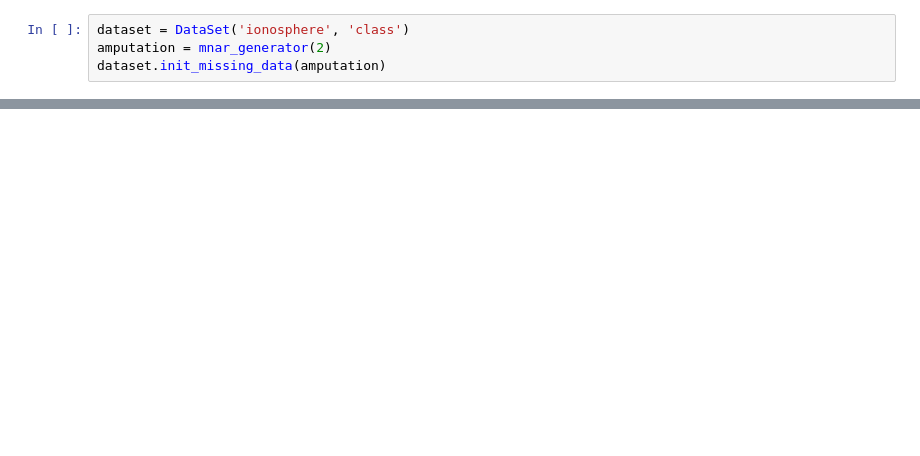
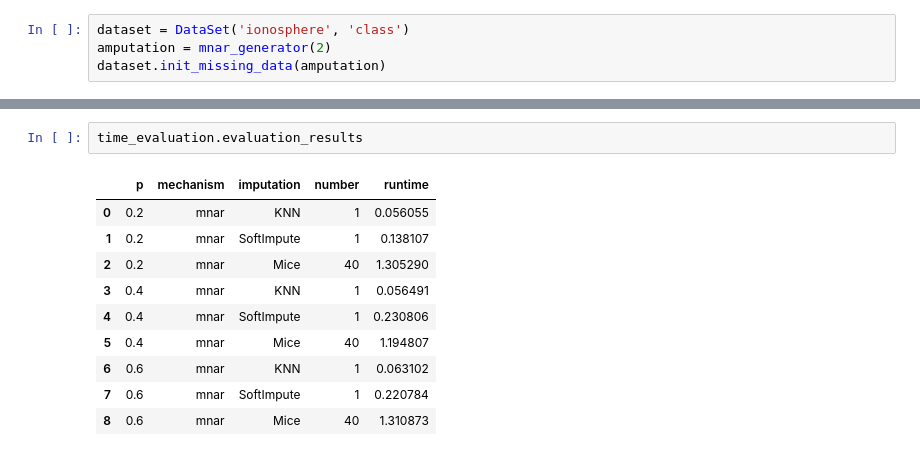
Before and after one commit to marcuspappik/Imputation, a Jupyter notebook: classification.ipynb, the cells around one changed output, grey strips where cells are left out. Cells and saved outputs as stored; diff of their text form; blank space fills up the shorter version.

Commit message:
added pNorm and runtime

```diff
--- a/classification.ipynb
+++ b/classification.ipynb
@@ -120,0 +91,13 @@ dtype: float64
+# %%
+time_evaluation.evaluation_results
+# %% [output]
+|  | p | mechanism | imputation | number | runtime |
+| 0 | 0.2 | mnar | KNN | 1 | 0.056055 |
+| 1 | 0.2 | mnar | SoftImpute | 1 | 0.138107 |
+| 2 | 0.2 | mnar | Mice | 40 | 1.305290 |
+| 3 | 0.4 | mnar | KNN | 1 | 0.056491 |
+| 4 | 0.4 | mnar | SoftImpute | 1 | 0.230806 |
+| 5 | 0.4 | mnar | Mice | 40 | 1.194807 |
+| 6 | 0.6 | mnar | KNN | 1 | 0.063102 |
+| 7 | 0.6 | mnar | SoftImpute | 1 | 0.220784 |
+| 8 | 0.6 | mnar | Mice | 40 | 1.310873 |
```
Also changed, not shown: parts of 8 cells of this notebook, 6 other files.
